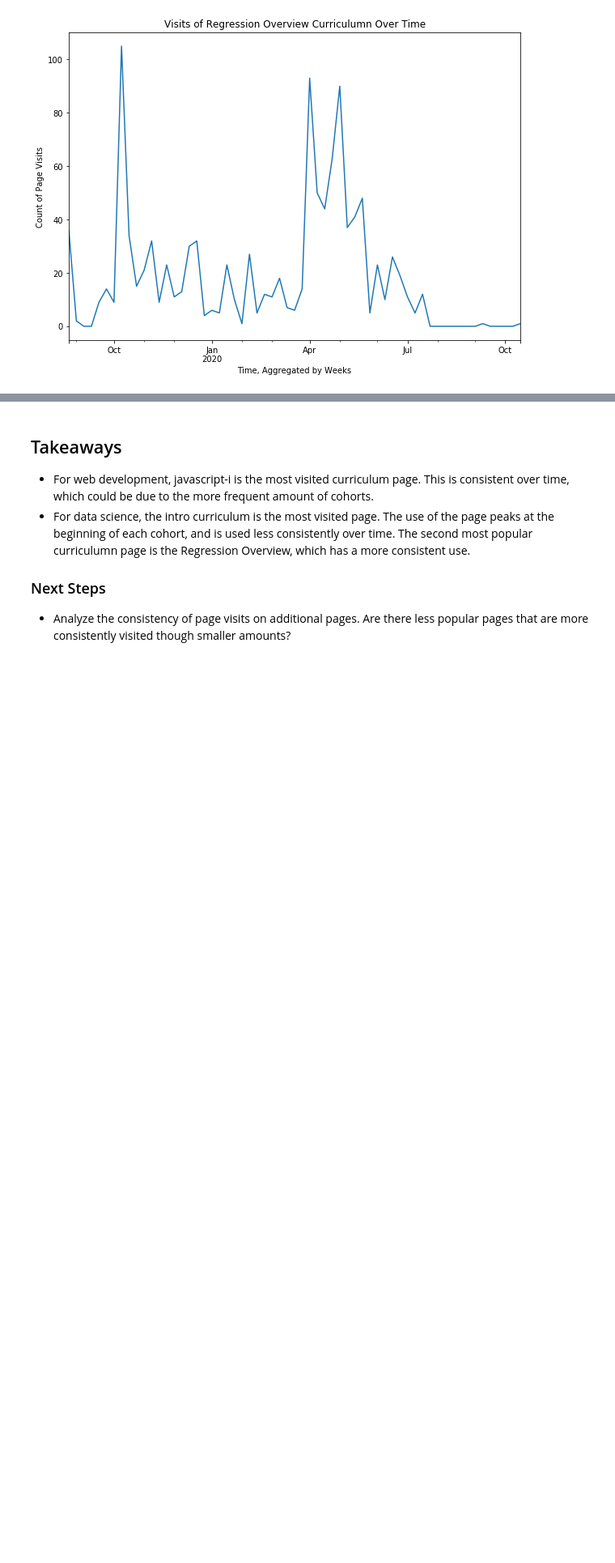
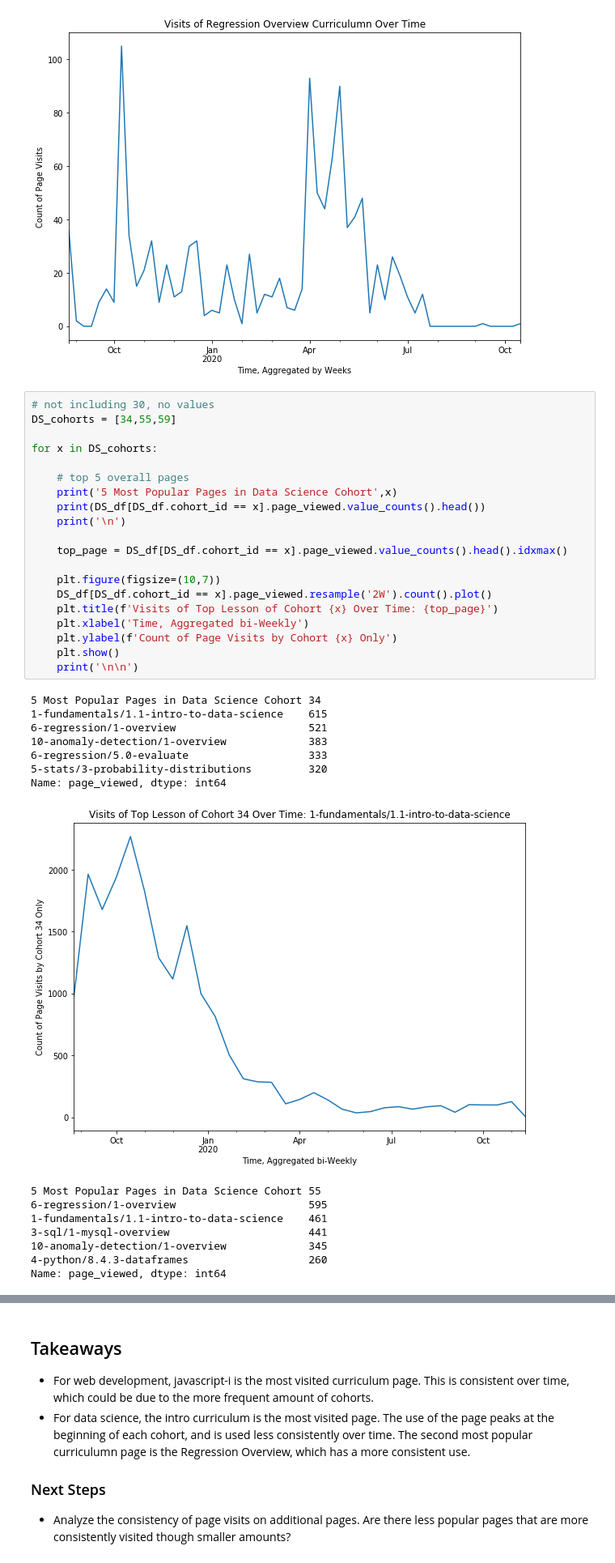
Before and after one commit to ThompsonBethany01/Analyzing-Web-Logs, a Jupyter notebook: Data_Analysis.ipynb, the cells around one changed output, grey strips where cells are left out. Shown at 81% size. Drawn from its saved outputs; the diff is of its cells as text; blank space fills up the shorter version.

```diff
--- a/Data_Analysis.ipynb
+++ b/Data_Analysis.ipynb
@@ -196,3 +241,39 @@ plt.ylabel('Count of Page Visits')
 # %% [output]
 Text(0, 0.5, 'Count of Page Visits')
 [figure]
+# %%
+# not including 30, no values
+DS_cohorts = [34,55,59]
+
+for x in DS_cohorts:
+
+    # top 5 overall pages
+    print('5 Most Popular Pages in Data Science Cohort',x)
+    print(DS_df[DS_df.cohort_id == x].page_viewed.value_counts().head())
+    print('\n')
+
+    top_page = DS_df[DS_df.cohort_id == x].page_viewed.value_counts().head().idxmax()
+
+    plt.figure(figsize=(10,7))
+    DS_df[DS_df.cohort_id == x].page_viewed.resample('2W').count().plot()
+    plt.title(f'Visits of Top Lesson of Cohort {x} Over Time: {top_page}')
+    plt.xlabel('Time, Aggregated bi-Weekly')
+    plt.ylabel(f'Count of Page Visits by Cohort {x} Only')
+    plt.show()
+    print('\n\n')
+# %% [output]
+5 Most Popular Pages in Data Science Cohort 34
+1-fundamentals/1.1-intro-to-data-science    615
+6-regression/1-overview                     521
+10-anomaly-detection/1-overview             383
+6-regression/5.0-evaluate                   333
+5-stats/3-probability-distributions         320
+Name: page_viewed, dtype: int64
+[figure, added]
+5 Most Popular Pages in Data Science Cohort 55
+6-regression/1-overview                     595
+1-fundamentals/1.1-intro-to-data-science    461
+3-sql/1-mysql-overview                      441
+10-anomaly-detection/1-overview             345
+4-python/8.4.3-dataframes                   260
+Name: page_viewed, dtype: int64
```
Also changed, not shown: parts of 15 cells of this notebook.
